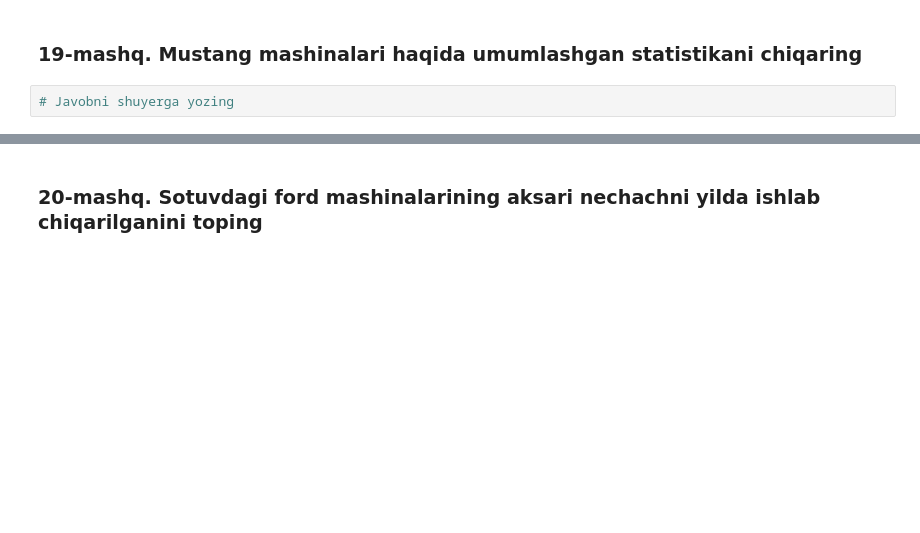
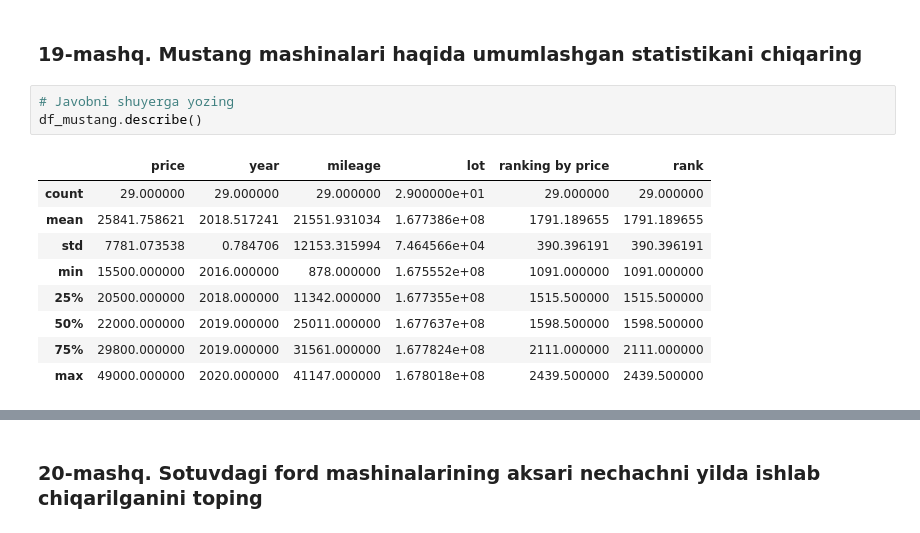
Before and after one commit to Amirshteyn/Exercises, a Jupyter notebook: DF_pandas_3_amaliyot.ipynb, the cells around one changed output, grey strips where cells are left out. Drawn from its saved outputs; the diff is of its cells as text; blank space fills up the shorter version.

```diff
--- a/DF_pandas_3_amaliyot.ipynb
+++ b/DF_pandas_3_amaliyot.ipynb
@@ -436,6 +571,17 @@ df_mustang[df_mustang['year']>=2018]['price'].mean()
 ### **19-mashq**. Mustang mashinalari haqida umumlashgan statistikani chiqaring
 # %%
 # Javobni shuyerga yozing
+df_mustang.describe()
+# %% [output]
+|  | price | year | mileage | lot | ranking by price | rank |
+| count | 29.000000 | 29.000000 | 29.000000 | 2.900000e+01 | 29.000000 | 29.000000 |
+| mean | 25841.758621 | 2018.517241 | 21551.931034 | 1.677386e+08 | 1791.189655 | 1791.189655 |
+| std | 7781.073538 | 0.784706 | 12153.315994 | 7.464566e+04 | 390.396191 | 390.396191 |
+| min | 15500.000000 | 2016.000000 | 878.000000 | 1.675552e+08 | 1091.000000 | 1091.000000 |
+| 25% | 20500.000000 | 2018.000000 | 11342.000000 | 1.677355e+08 | 1515.500000 | 1515.500000 |
+| 50% | 22000.000000 | 2019.000000 | 25011.000000 | 1.677637e+08 | 1598.500000 | 1598.500000 |
+| 75% | 29800.000000 | 2019.000000 | 31561.000000 | 1.677824e+08 | 2111.000000 | 2111.000000 |
+| max | 49000.000000 | 2020.000000 | 41147.000000 | 1.678018e+08 | 2439.500000 | 2439.500000 |
 # %%
 #@title **To'g'ri javob**
 df_mustang.describe()
```
Also changed, not shown: parts of 32 cells of this notebook.
